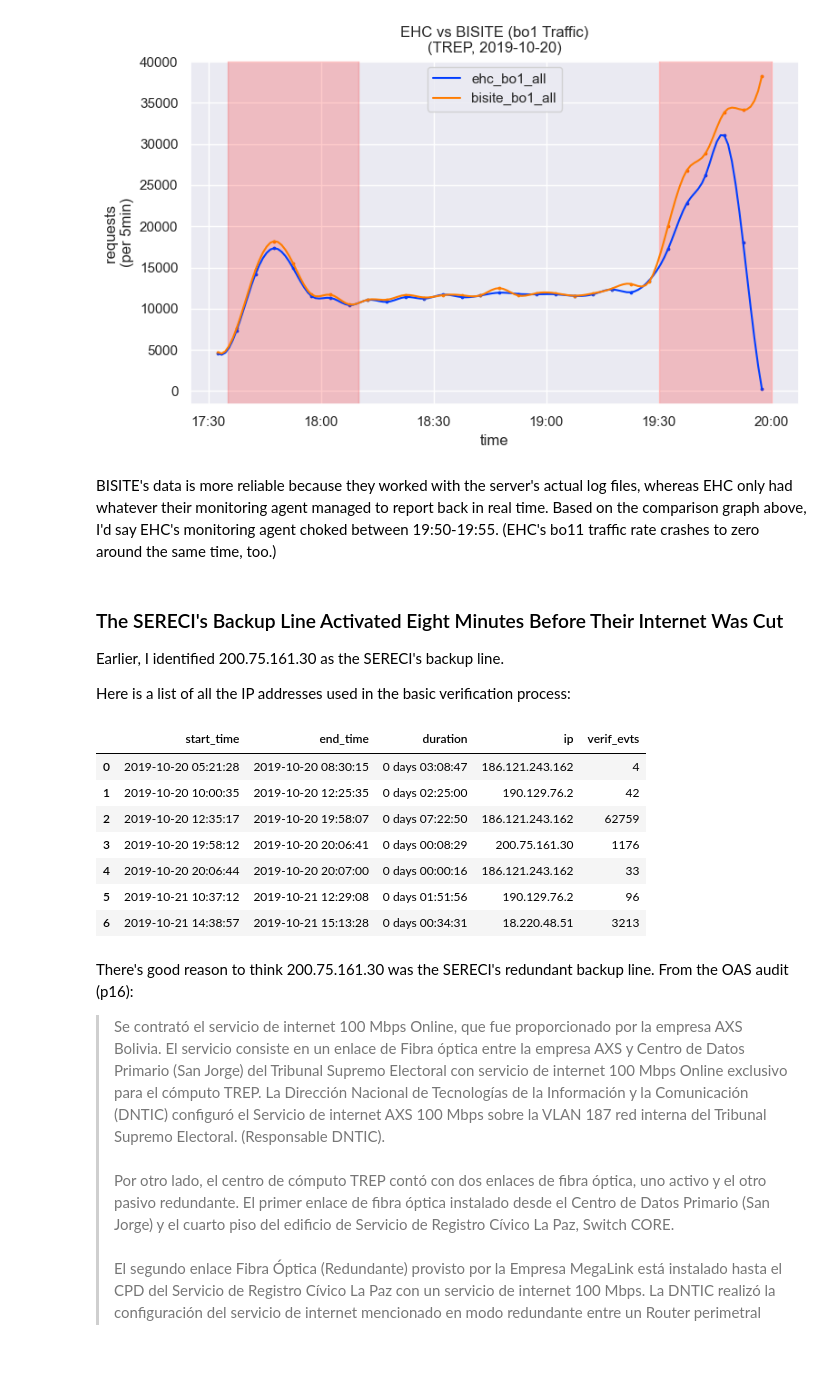
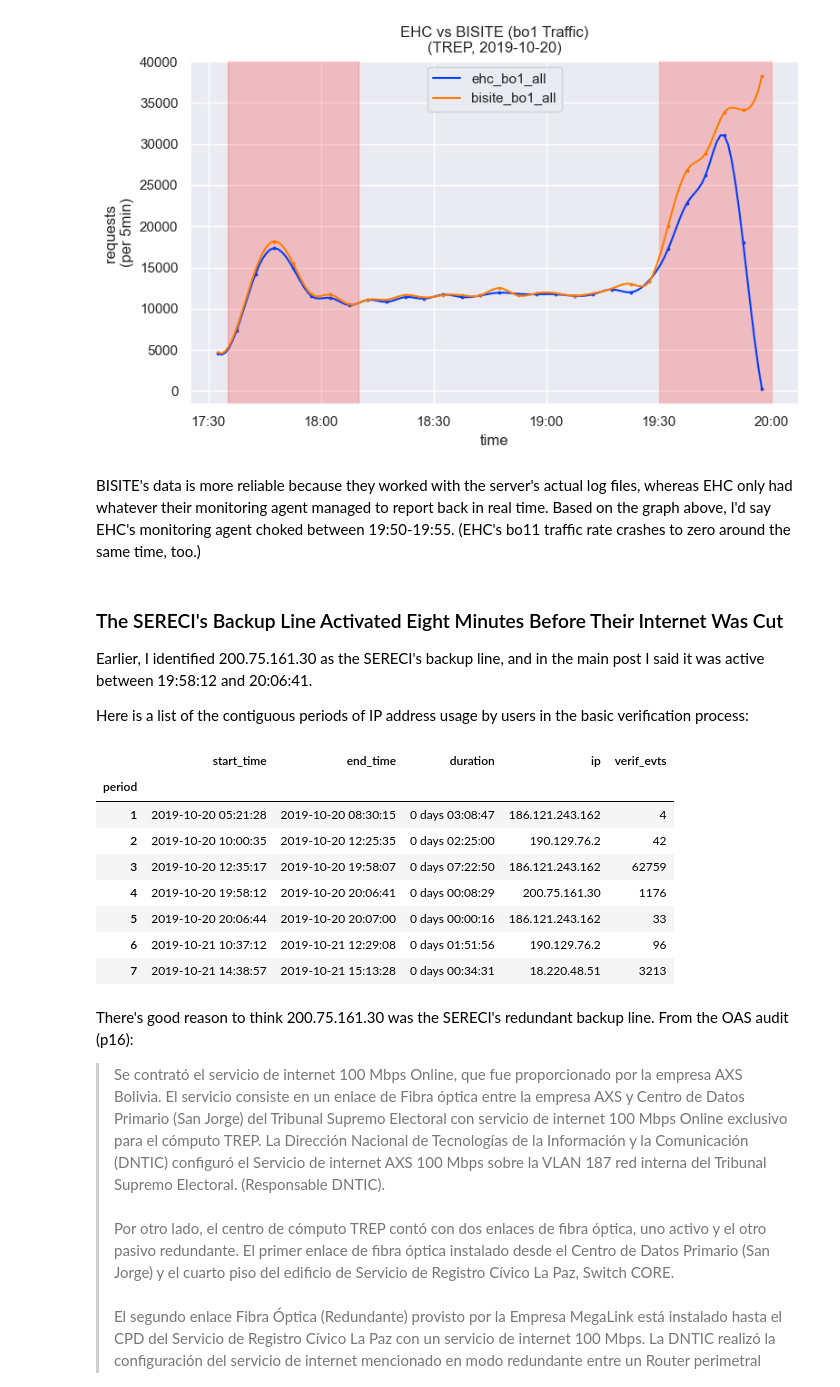
Before and after one commit to futurebum/bo1-post, a Jupyter notebook: bo1-post.ipynb, the cells around one changed output. Cells and saved outputs as stored; diff of their text form; code cells hidden in the pictures; blank space fills up the shorter version.

Commit message:
Add files via upload
skimmed it one final time.

```diff
--- a/bo1-post.ipynb
+++ b/bo1-post.ipynb
@@ -654,35 +646,35 @@ ax.legend(loc='upper center')
 <matplotlib.legend.Legend at 0x...>
 [figure]
 # %% [markdown]
-BISITE's data is more reliable because they worked with the server's actual log files, whereas EHC only had whatever their monitoring agent managed to report back in real time. Based on the comparison graph above, I'd say EHC's monitoring agent choked between 19:50-19:55. (EHC's bo11 traffic rate crashes to zero around the same time, too.)
+BISITE's data is more reliable because they worked with the server's actual log files, whereas EHC only had whatever their monitoring agent managed to report back in real time. Based on the graph above, I'd say EHC's monitoring agent choked between 19:50-19:55. (EHC's bo11 traffic rate crashes to zero around the same time, too.)
 # %% [markdown]
 ### The SERECI's Backup Line Activated Eight Minutes Before Their Internet Was Cut ###
 
-Earlier, I identified 200.75.161.30 as the SERECI's backup line.
+Earlier, I identified 200.75.161.30 as the SERECI's backup line, and in the main post I said it was active between 19:58:12 and 20:06:41.
 
-Here is a list of all the IP addresses used in the basic verification process:
+Here is a list of the contiguous periods of IP address usage by users in the basic verification process:
-# %%
- # focusing on basic verification process (ignoring reviews)
-sereci = trep[trep.tx_verif == 'verif'].copy()
-sereci['nth_event'] = range(1, len(sereci) + 1)
-ip_shift = sereci.loc[ # finding where the ip address changes from one evt to the next (they're in chronological order)
-    (sereci.VerificadorIP != sereci.VerificadorIP.shift(1)) | (sereci.VerificadorIP != sereci.VerificadorIP.shift(-1)),
-    ['evt_time', 'VerificadorIP', 'nth_event']
-].rename(columns={'evt_time': 'start_time', 'VerificadorIP': 'ip', 'nth_event': 'verif_evts'})
-ip_shift[['end_time', 'verif_evts']] = ip_shift[['start_time', 'verif_evts']].shift(-1) # current entry's end = next entry's start.
-ip_shift['duration'] = ip_shift.end_time - ip_shift.start_time
-ip_shift = ip_shift['start_time|end_time|duration|ip|verif_evts'.split('|')][::2].copy().reset_index(drop=True) # reorder columns, drop rows that end ip periods.
-ip_shift.verif_evts = (ip_shift.verif_evts - ip_shift.verif_evts.shift(1)).fillna(ip_shift.verif_evts).astype(int) # calculate right number of events based on 'nth_event' numbers.
-ip_shift.style.apply(lambda x: ['background-color:yellow' if v else '' for v in (ip_shift.ip == '200.75.161.30')]) # highlight the backup line.
-# %% [output]
-|  | start_time | end_time | duration | ip | verif_evts |
-| 0 | 2019-10-20 05:21:28 | 2019-10-20 08:30:15 | 0 days 03:08:47 | 186.121.243.162 | 4 |
-| 1 | 2019-10-20 10:00:35 | 2019-10-20 12:25:35 | 0 days 02:25:00 | 190.129.76.2 | 42 |
-| 2 | 2019-10-20 12:35:17 | 2019-10-20 19:58:07 | 0 days 07:22:50 | 186.121.243.162 | 62759 |
-| 3 | 2019-10-20 19:58:12 | 2019-10-20 20:06:41 | 0 days 00:08:29 | 200.75.161.30 | 1176 |
-| 4 | 2019-10-20 20:06:44 | 2019-10-20 20:07:00 | 0 days 00:00:16 | 186.121.243.162 | 33 |
-| 5 | 2019-10-21 10:37:12 | 2019-10-21 12:29:08 | 0 days 01:51:56 | 190.129.76.2 | 96 |
-| 6 | 2019-10-21 14:38:57 | 2019-10-21 15:13:28 | 0 days 00:34:31 | 18.220.48.51 | 3213 |
+# %%
+# focusing on basic verification process (ignoring reviews)
+trep[trep.tx_verif == 'verif'] \
+    .pipe(lambda x: x.groupby((x.VerificadorIP != x.VerificadorIP.shift(1)).cumsum())) \
+    .pipe(lambda x: pd.DataFrame({
+        'start_time': x.evt_time.min(),
+        'end_time': x.evt_time.max(),
+        'duration': x.evt_time.max() - x.evt_time.min(),
+        'ip': x.VerificadorIP.first(),
+        'verif_evts': x.size()
+    })).rename_axis('period') \
+    .style.apply(lambda x: np.where(x.ip == '200.75.161.30', ['background-color:yellow'] * len(x), [''] * len(x)), axis=1) # highlight the backup line.
+# %% [output]
+|  | start_time | end_time | duration | ip | verif_evts |
+| period |  |  |  |  |  |
+| 1 | 2019-10-20 05:21:28 | 2019-10-20 08:30:15 | 0 days 03:08:47 | 186.121.243.162 | 4 |
+| 2 | 2019-10-20 10:00:35 | 2019-10-20 12:25:35 | 0 days 02:25:00 | 190.129.76.2 | 42 |
+| 3 | 2019-10-20 12:35:17 | 2019-10-20 19:58:07 | 0 days 07:22:50 | 186.121.243.162 | 62759 |
+| 4 | 2019-10-20 19:58:12 | 2019-10-20 20:06:41 | 0 days 00:08:29 | 200.75.161.30 | 1176 |
+| 5 | 2019-10-20 20:06:44 | 2019-10-20 20:07:00 | 0 days 00:00:16 | 186.121.243.162 | 33 |
+| 6 | 2019-10-21 10:37:12 | 2019-10-21 12:29:08 | 0 days 01:51:56 | 190.129.76.2 | 96 |
+| 7 | 2019-10-21 14:38:57 | 2019-10-21 15:13:28 | 0 days 00:34:31 | 18.220.48.51 | 3213 |
 # %% [markdown]
 There's good reason to think 200.75.161.30 was the SERECI's redundant backup line. From the OAS audit (p16):
 <blockquote>
```
Also changed, not shown: parts of 17 cells of this notebook.
